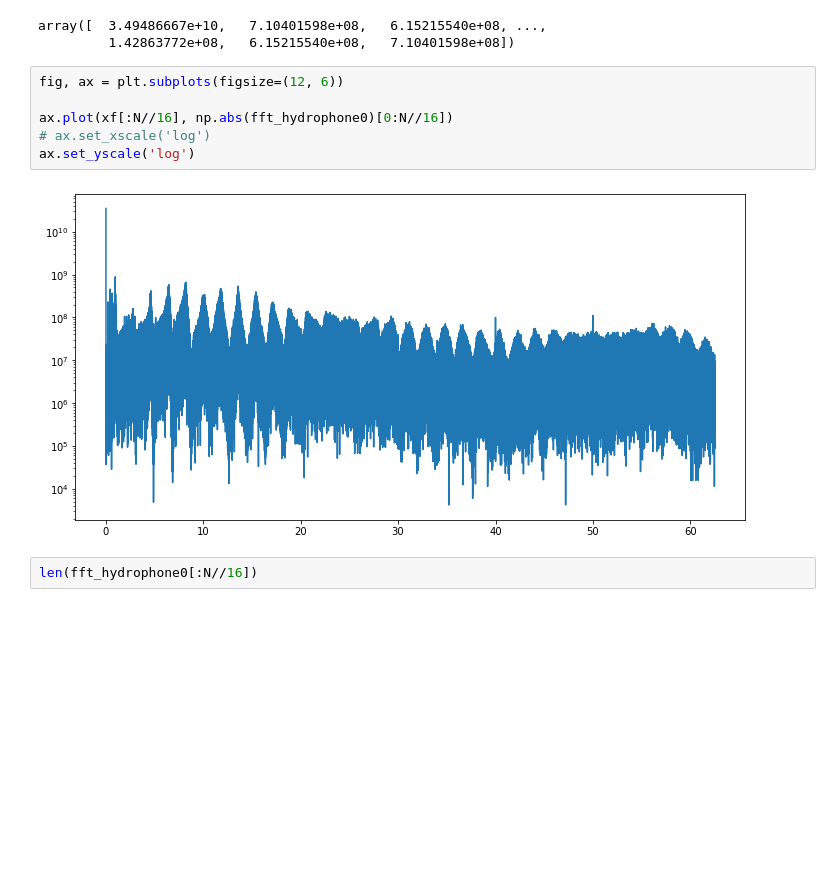
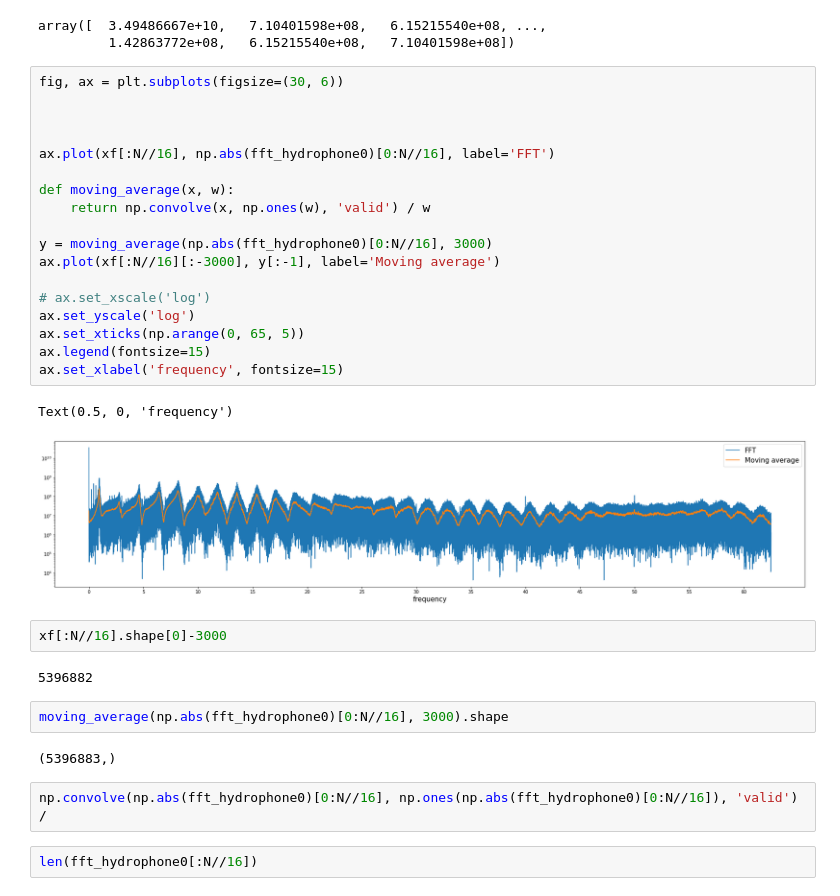
Before and after one commit to SerpRateAI/boreholeAcoustics, a Jupyter notebook: fft day 138.ipynb, the cells around one changed output. Drawn from its saved outputs; the diff is of its cells as text; blank space fills up the shorter version.

Commit message:
added raw plots

```diff
--- a/fft day 138.ipynb
+++ b/fft day 138.ipynb
@@ -46,13 +46,36 @@ np.abs(fft_hydrophone0)
 array([  3.49486667e+10,   7.10401598e+08,   6.15215540e+08, ...,
          1.42863772e+08,   6.15215540e+08,   7.10401598e+08])
 # %%
-fig, ax = plt.subplots(figsize=(12, 6))
+fig, ax = plt.subplots(figsize=(30, 6))
 
-ax.plot(xf[:N//16], np.abs(fft_hydrophone0)[0:N//16])
+
+
+ax.plot(xf[:N//16], np.abs(fft_hydrophone0)[0:N//16], label='FFT')
+
+def moving_average(x, w):
+    return np.convolve(x, np.ones(w), 'valid') / w
+
+y = moving_average(np.abs(fft_hydrophone0)[0:N//16], 3000)
+ax.plot(xf[:N//16][:-3000], y[:-1], label='Moving average')
+
 # ax.set_xscale('log')
 ax.set_yscale('log')
+ax.set_xticks(np.arange(0, 65, 5))
+ax.legend(fontsize=15)
+ax.set_xlabel('frequency', fontsize=15)
 # %% [output]
+Text(0.5, 0, 'frequency')
-[figure, old version]
+[figure, new version]
+# %%
+xf[:N//16].shape[0]-3000
+# %% [output]
+5396882
+# %%
+moving_average(np.abs(fft_hydrophone0)[0:N//16], 3000).shape
+# %% [output]
+(5396883,)
+# %%
+np.convolve(np.abs(fft_hydrophone0)[0:N//16], np.ones(np.abs(fft_hydrophone0)[0:N//16]), 'valid') /
 # %%
 len(fft_hydrophone0[:N//16])
 # %% [output]
```
Also changed, not shown: 1 other file.
